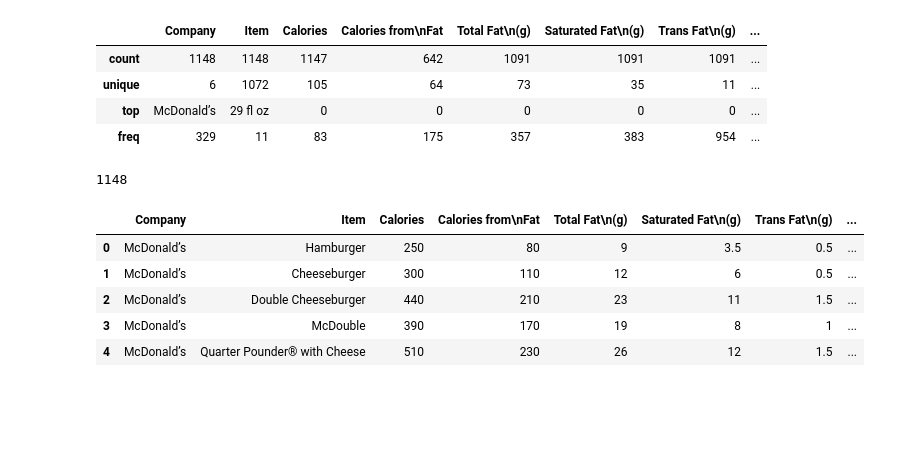
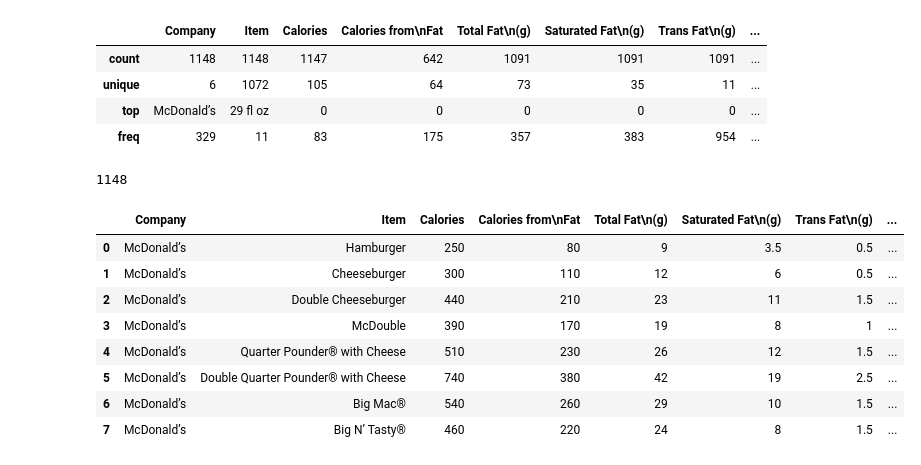
Before and after one commit to AbdelazizKafi/M14_AbdelazizKafi, a Jupyter notebook: Activitat9-AbdelazizKafi.ipynb, the cells around one changed output. Cells and saved outputs as stored; diff of their text form; code cells hidden in the pictures; blank space fills up the shorter version.

```diff
--- a/Activitat9-AbdelazizKafi.ipynb
+++ b/Activitat9-AbdelazizKafi.ipynb
@@ -36,12 +41,16 @@ len(df)
 # %% [output]
 1148
 # %%
-df.head()
+# Mostra les 8 primeres línies
+df.head(8)
 # %% [output]
 |  | Company | Item | Calories | Calories from\nFat | Total Fat\n(g) | Saturated Fat\n(g) | Trans Fat\n(g) | ... |
 | 0 | McDonald’s | Hamburger | 250 | 80 | 9 | 3.5 | 0.5 | ... |
 | 1 | McDonald’s | Cheeseburger | 300 | 110 | 12 | 6 | 0.5 | ... |
 | 2 | McDonald’s | Double Cheeseburger | 440 | 210 | 23 | 11 | 1.5 | ... |
 | 3 | McDonald’s | McDouble | 390 | 170 | 19 | 8 | 1 | ... |
 | 4 | McDonald’s | Quarter Pounder® with Cheese | 510 | 230 | 26 | 12 | 1.5 | ... |
+| 5 | McDonald’s | Double Quarter Pounder® with Cheese | 740 | 380 | 42 | 19 | 2.5 | ... |
+| 6 | McDonald’s | Big Mac® | 540 | 260 | 29 | 10 | 1.5 | ... |
+| 7 | McDonald’s | Big N’ Tasty® | 460 | 220 | 24 | 8 | 1.5 | ... |
 # %%
```
Also changed, not shown: parts of 11 cells of this notebook.
